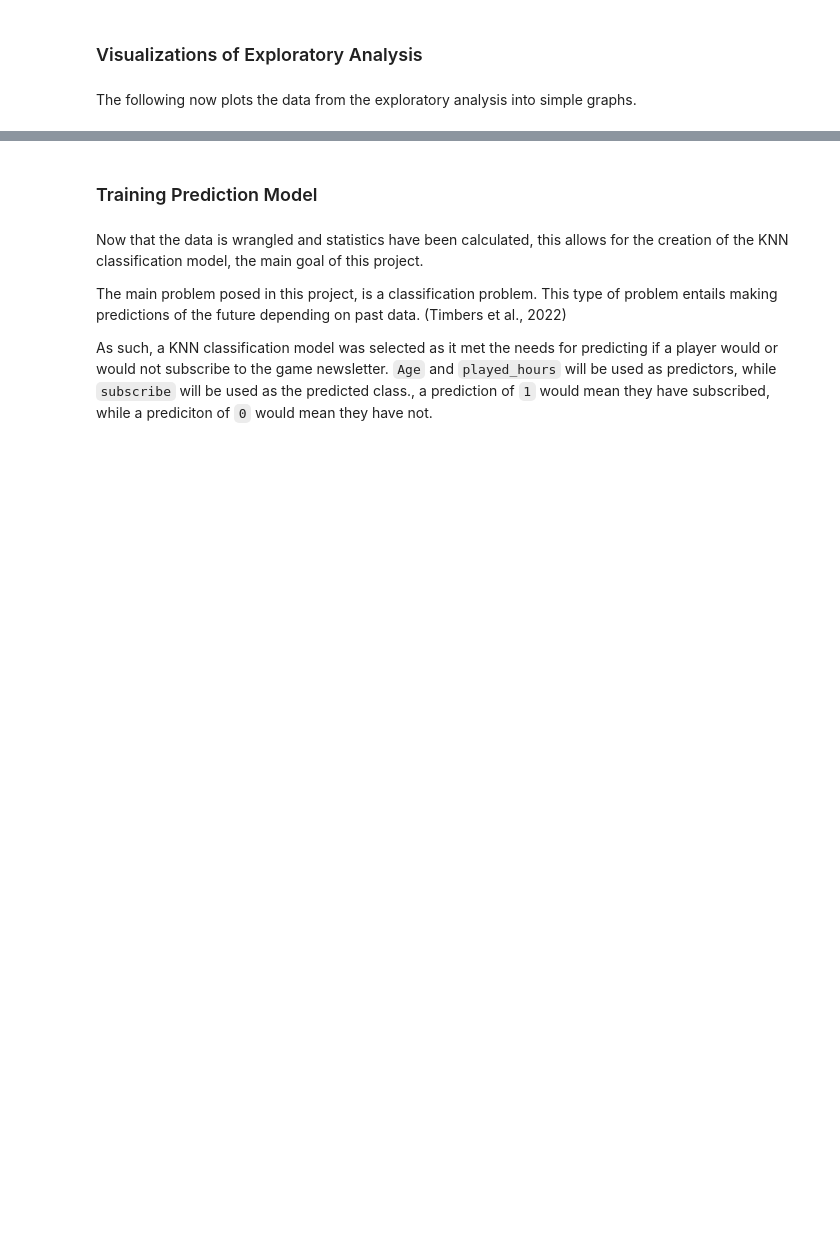
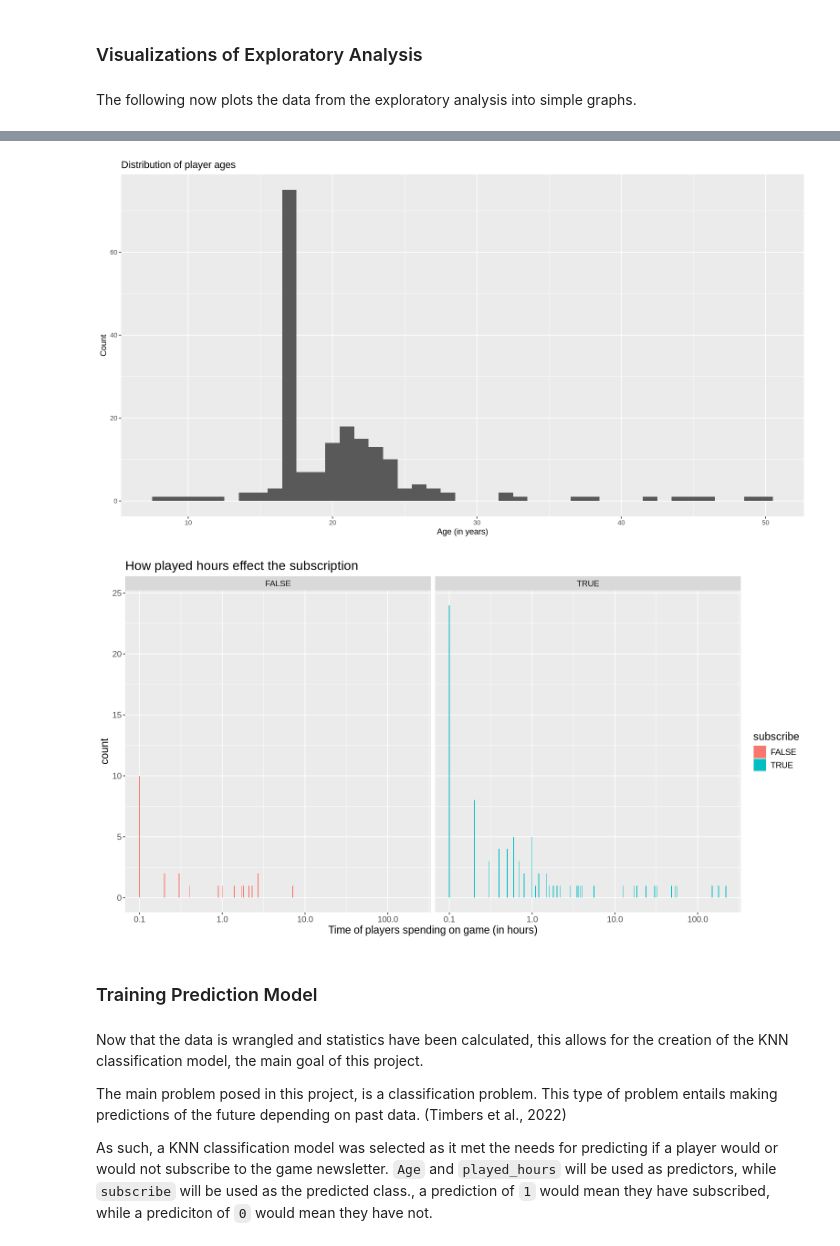
Before and after one commit to Vivian-Bi/ds_final_project, a Jupyter notebook: Final Group Project.ipynb, the cells around one changed output, grey strips where cells are left out. Saved outputs shown, nothing was run; the diff lists cells and outputs as text; code cells hidden in the pictures; blank space fills up the shorter version.

```diff
--- a/Final Group Project.ipynb
+++ b/Final Group Project.ipynb
@@ -200,3 +200,20 @@ The summery statistics now provides an idea of how the data looks prior to analy
 ### Visualizations of Exploratory Analysis
 # %% [markdown]
 The following now plots the data from the exploratory analysis into simple graphs.
+# %%
+age_plot <- player_data |>
+    ggplot(aes(x = Age)) +
+    geom_histogram(binwidth = 1) +
+    labs(y = "Count", x = "Age (in years)", title = "Distribution of player ages")
+age_plot
+
+options(repr.plot.width = 13, repr.plot.height = 7)
+hours_plot <- ggplot(players, aes(x=played_hours, fill=subscribe))+
+                   geom_bar(state = identity) +
+                   labs(x = "Time of players spending on game (in hours)") +
+                   facet_grid(cols = vars(subscribe)) +
+                   ggtitle("How played hours effect the subscription") +
+                   theme(text = element_text(size = 14)) +
+                   scale_x_log10(labels = label_comma())
+hours_plot
+# %% [output]
@@ -203,3 +226,5 @@ The following now plots the data from the exploratory analysis into simple graph
+[figure, added]
+[figure, added]
 # %% [markdown]
 ### Training Prediction Model
 # %% [markdown]
```
Also changed, not shown: parts of 5 cells of this notebook.
